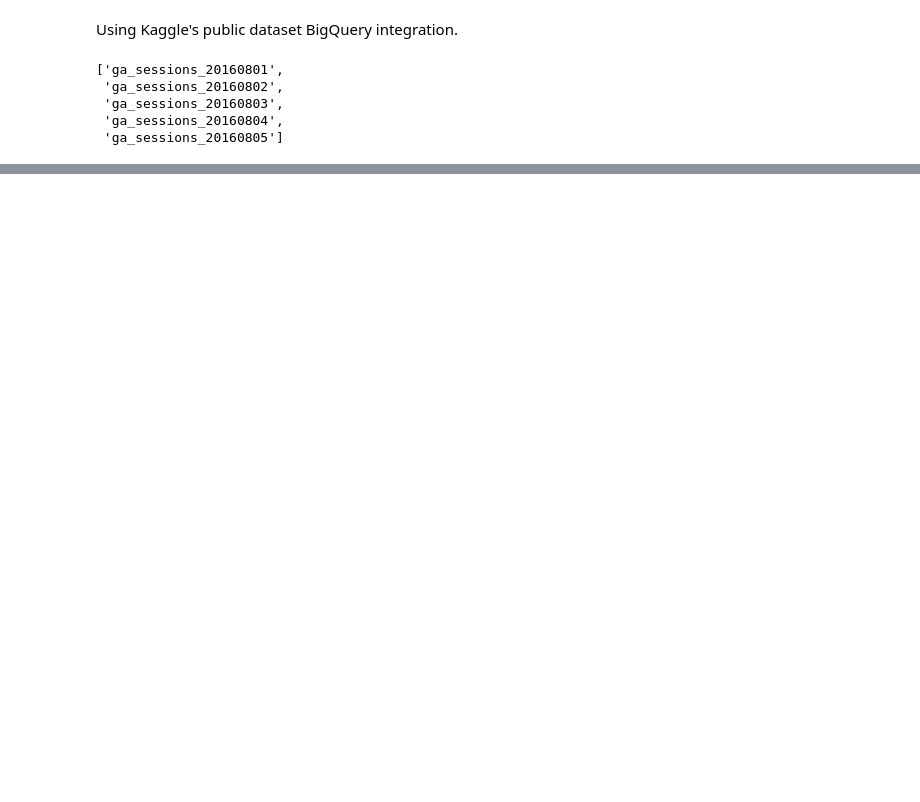
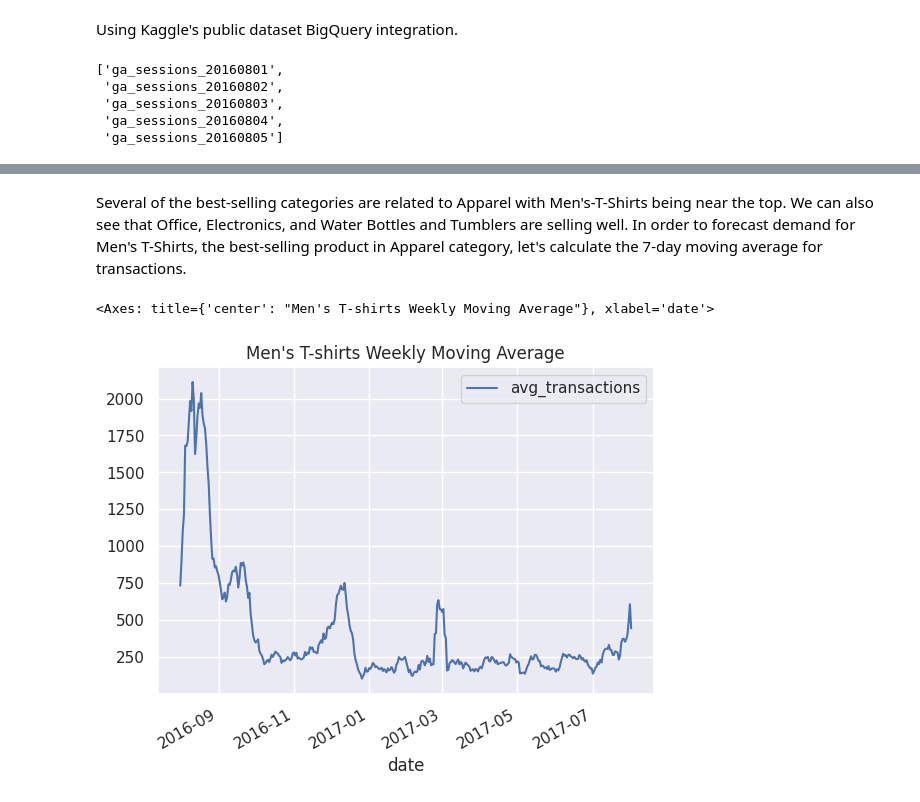
Before and after one commit to jihosuperman/Bigquery-google-analytics-data, a Jupyter notebook: google_analytics_kaggle.ipynb, the cells around one changed output, grey strips where cells are left out. Drawn from its saved outputs; the diff is of its cells as text; code cells hidden in the pictures; blank space fills up the shorter version.

```diff
--- a/google_analytics_kaggle.ipynb
+++ b/google_analytics_kaggle.ipynb
@@ -90,0 +440,36 @@ client.list_rows(table_20160801, max_results=5).to_dataframe()
+# %% [markdown]
+Several of the best-selling categories are related to Apparel with Men's-T-Shirts being near the top. We can also see that Office, Electronics, and Water Bottles and Tumblers are selling well.</br></br>
+In order to forecast demand for Men's T-Shirts, the best-selling product in Apparel category, let's calculate the 7-day moving average for transactions.
+# %%
+query = """
+        WITH daily_mens_tshirt_transactions AS
+        (
+        SELECT
+            date,
+            SUM(totals.transactions) AS transactions
+        FROM
+            `bigquery-public-data.google_analytics_sample.ga_sessions_*`,
+                UNNEST(hits) AS hits,
+                UNNEST(hits.product) AS product
+        WHERE
+            _TABLE_SUFFIX BETWEEN '20160801' AND '20170801'
+            AND
+            product.v2ProductCategory = "Home/Apparel/Men's/Men's-T-Shirts/"
+        GROUP BY date
+        ORDER BY date
+        )
+        SELECT
+            date,
+            AVG(transactions) OVER (
+                                    ORDER BY date
+                                    ROWS BETWEEN CURRENT ROW AND 7 FOLLOWING
+                                    ) AS avg_transactions
+        FROM daily_mens_tshirt_transactions
+        """
+
+result = client.query(query).result().to_dataframe()
+result['date'] = pd.to_datetime(result['date'])
+result.plot(y='avg_transactions', x='date', kind='line', title="Men's T-shirts Weekly Moving Average")
+# %% [output]
+<Axes: title={'center': "Men's T-shirts Weekly Moving Average"}, xlabel='date'>
+[figure, added]
```
Also changed, not shown: parts of 49 cells of this notebook.
